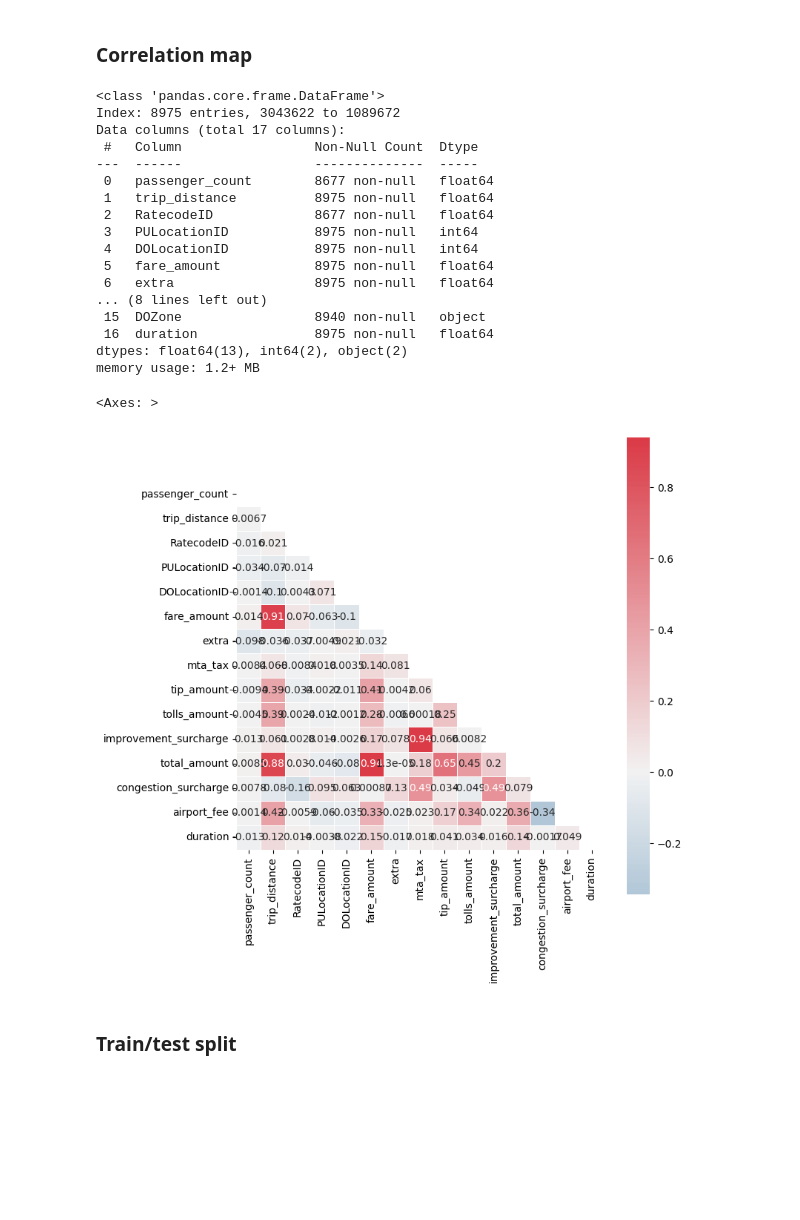
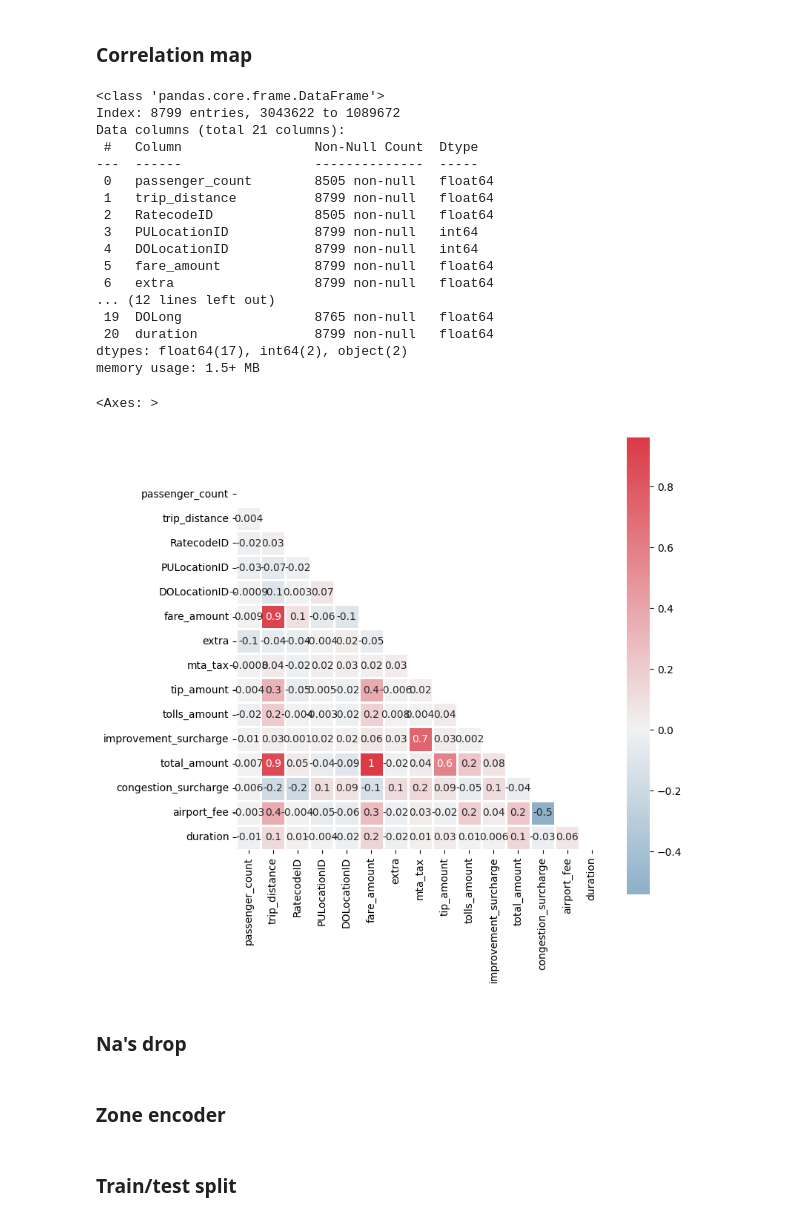
Before and after one commit to andres-mart/FinalProject, a Jupyter notebook: EDA.ipynb, the cells around one changed output. Saved outputs shown, nothing was run; the diff lists cells and outputs as text; code cells hidden in the pictures; blank space fills up the shorter version.

```diff
--- a/EDA.ipynb
+++ b/EDA.ipynb
@@ -365,44 +467,45 @@ Name: count, dtype: int64
 # %%
 df_congestion["tpep_dropoff_datetime"].dt.hour.value_counts().head(10)
 # %%
-df_subset = df_subset.drop(["tpep_pickup_datetime", "tpep_dropoff_datetime"], axis=1)
+filtered_df = filtered_df.drop(["tpep_pickup_datetime", "tpep_dropoff_datetime"], axis=1)
 # %% [markdown]
 ### Correlation map
 # %%
 filtered_df.info()
 # %% [output]
 <class 'pandas.core.frame.DataFrame'>
-Index: 8975 entries, 3043622 to 1089672
-Data columns (total 17 columns):
+Index: 8799 entries, 3043622 to 1089672
+Data columns (total 21 columns):
  #   Column                 Non-Null Count  Dtype
 ---  ------                 --------------  -----
- 0   passenger_count        8677 non-null   float64
- 1   trip_distance          8975 non-null   float64
- 2   RatecodeID             8677 non-null   float64
- 3   PULocationID           8975 non-null   int64
- 4   DOLocationID           8975 non-null   int64
- 5   fare_amount            8975 non-null   float64
- 6   extra                  8975 non-null   float64
-... (8 lines left out)
- 15  DOZone                 8940 non-null   object
- 16  duration               8975 non-null   float64
-dtypes: float64(13), int64(2), object(2)
-memory usage: 1.2+ MB
+ 0   passenger_count        8505 non-null   float64
+ 1   trip_distance          8799 non-null   float64
+ 2   RatecodeID             8505 non-null   float64
+ 3   PULocationID           8799 non-null   int64
+ 4   DOLocationID           8799 non-null   int64
+ 5   fare_amount            8799 non-null   float64
+ 6   extra                  8799 non-null   float64
+... (12 lines left out)
+ 19  DOLong                 8765 non-null   float64
+ 20  duration               8799 non-null   float64
+dtypes: float64(17), int64(2), object(2)
+memory usage: 1.5+ MB
 # %%
-df_numerics = filtered_df.drop(["PUZone", "DOZone"], axis= 1)
+df_numerics = filtered_df.drop(['PUZone', 'DOZone','PULat',
+       'PULong', 'DOLat', 'DOLong'], axis= 1)
 # %%
 # Generate a mask for the upper triangle
 mask = np.triu(np.ones_like(df_numerics.corr(), dtype=bool))
 
 # Set up the matplotlib figure
 f, ax = plt.subplots(figsize=(8, 8))
 
 # Generate a custom diverging colormap
 cmap = sns.diverging_palette(240, 10, as_cmap=True)
 
 # Draw the heatmap with the mask and correct aspect ratio
 sns.heatmap(df_numerics.corr(), mask=mask, cmap=cmap, center=0,
-            square=True, linewidths=.5, annot=True)
+            square=True, linewidths=.8, annot=True, fmt='.1g')
 # %% [output]
 <Axes: >
-[figure, old version]
+[figure, new version]
@@ -410,0 +512,2 @@ sns.heatmap(df_numerics.corr(), mask=mask, cmap=cmap, center=0,
+# %% [markdown]
+### Na's drop
@@ -410,0 +516,2 @@ sns.heatmap(df_numerics.corr(), mask=mask, cmap=cmap, center=0,
+# %% [markdown]
+### Zone encoder
```
Also changed, not shown: parts of 52 cells of this notebook.
